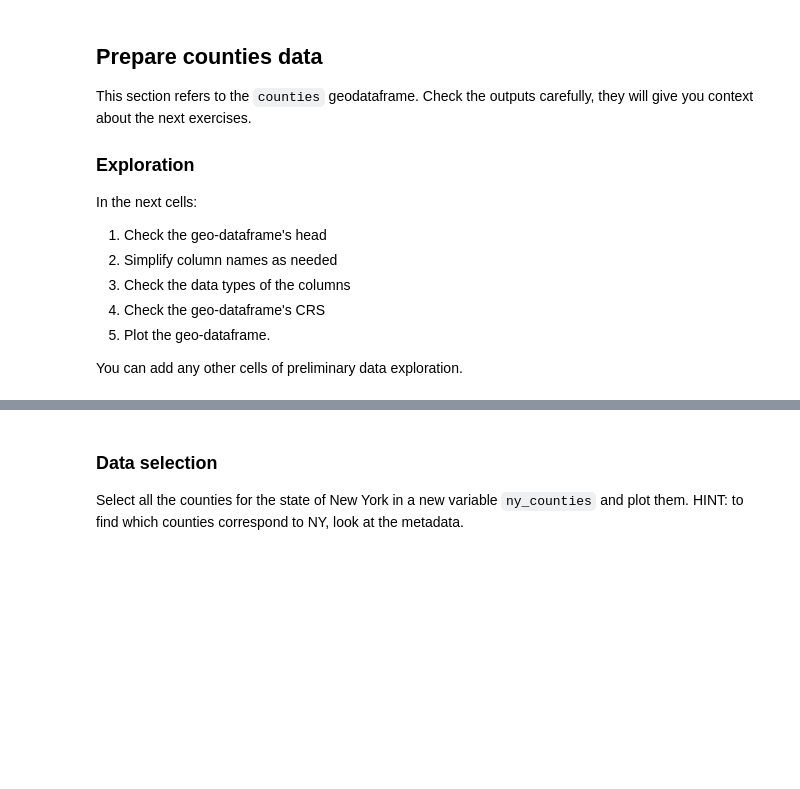
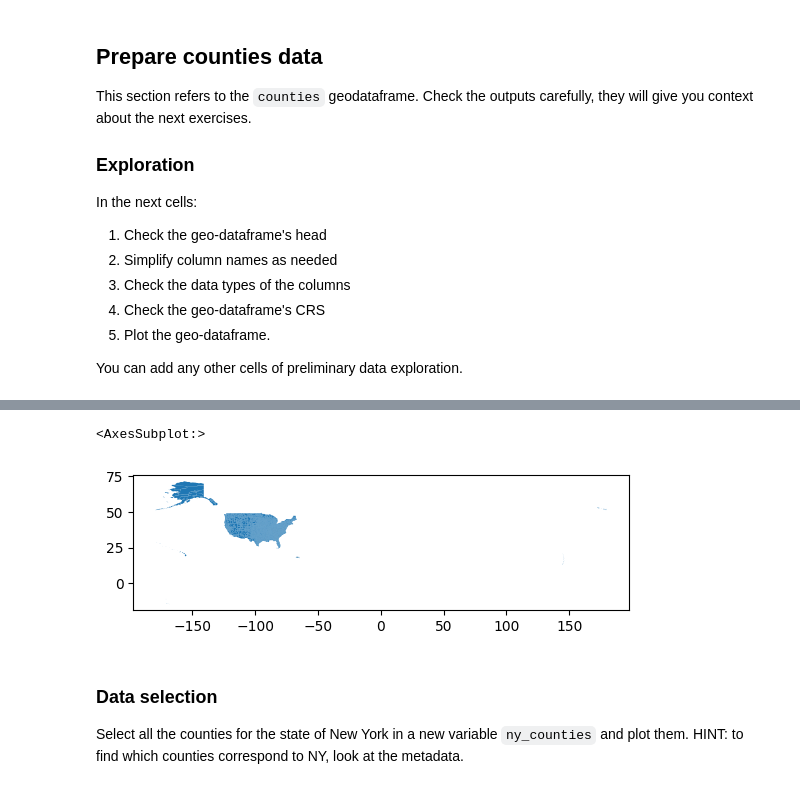
Before and after one commit to saingersoll/eds220-hwk-3, a Jupyter notebook: hwk3-task1-spills.ipynb, the cells around one changed output, grey strips where cells are left out. Saved outputs shown, nothing was run; the diff lists cells and outputs as text; code cells hidden in the pictures; blank space fills up the shorter version.

```diff
--- a/hwk3-task1-spills.ipynb
+++ b/hwk3-task1-spills.ipynb
@@ -292,3 +309,9 @@ You can add any other cells of preliminary data exploration.
+# %%
+# 5.
+counties.plot()                                                                # plots the counties gdf
+# %% [output]
+<AxesSubplot:>
+[figure, added]
 # %% [markdown]
 ### Data selection
 
```
Also changed, not shown: parts of 23 cells of this notebook.
